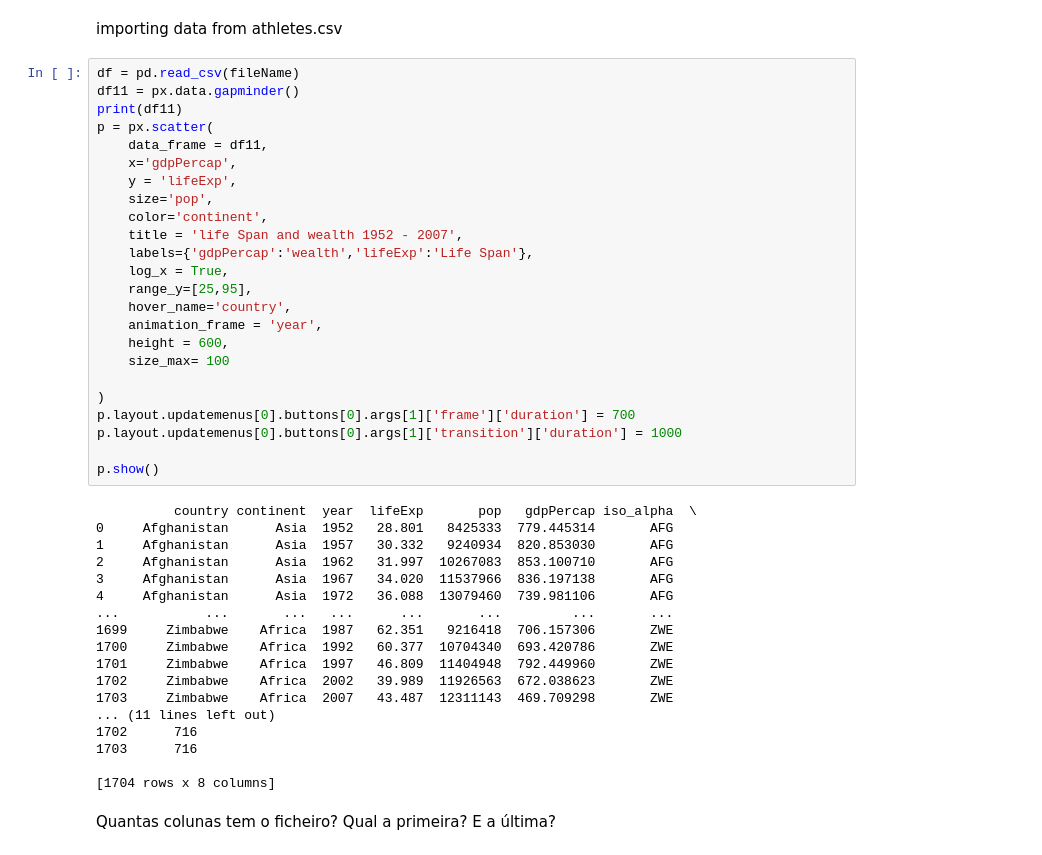
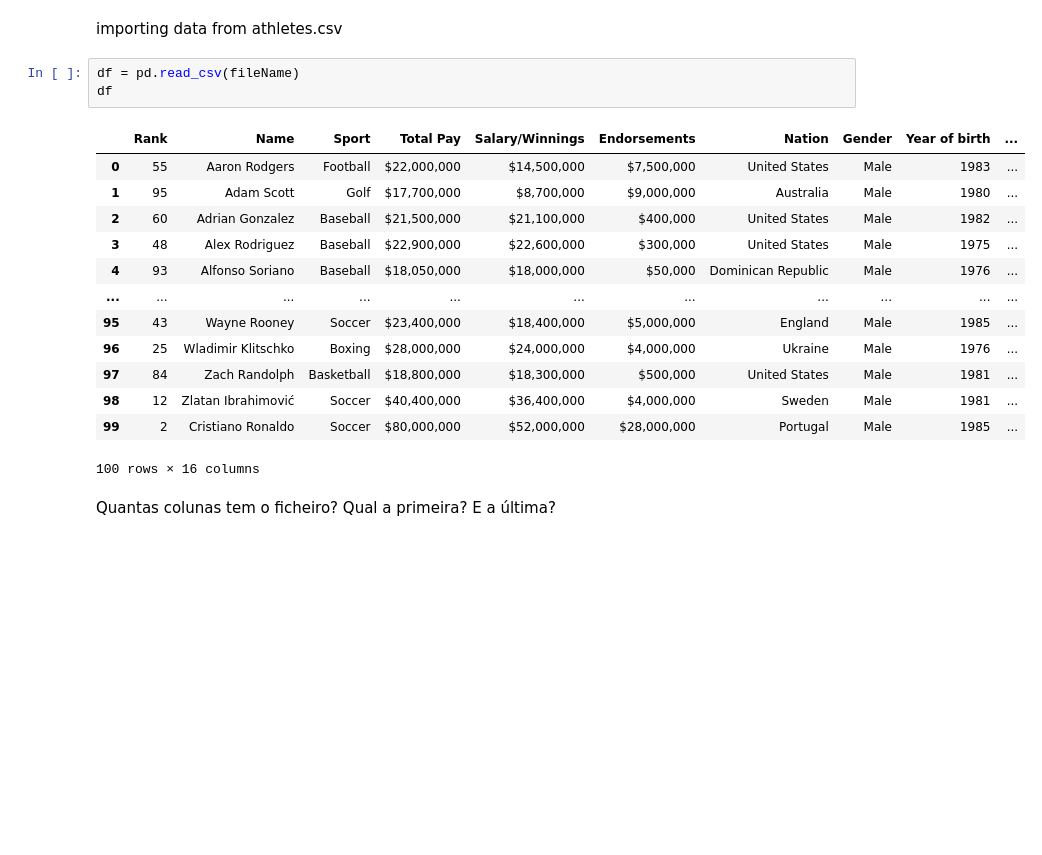
Before and after one commit to Mohaamedl/Poo-Python, a Jupyter notebook: Guiao6/athletes.ipynb, the cells around one changed output. Drawn from its saved outputs; the diff is of its cells as text; blank space fills up the shorter version.

```diff
--- a/Guiao6/athletes.ipynb
+++ b/Guiao6/athletes.ipynb
@@ -8,48 +8,23 @@ import plotly.express as px
 fileName = 'Athletes.csv'
 # %% [markdown]
 importing data from athletes.csv
-# %%
-df = pd.read_csv(fileName)
-df11 = px.data.gapminder()
-print(df11)
-p = px.scatter(
-    data_frame = df11,
-    x='gdpPercap',
-    y = 'lifeExp',
-    size='pop',
-    color='continent',
-    title = 'life Span and wealth 1952 - 2007',
-    labels={'gdpPercap':'wealth','lifeExp':'Life Span'},
-    log_x = True,
-    range_y=[25,95],
-    hover_name='country',
-    animation_frame = 'year',
-    height = 600,
-    size_max= 100
-
-)
-p.layout.updatemenus[0].buttons[0].args[1]['frame']['duration'] = 700
-p.layout.updatemenus[0].buttons[0].args[1]['transition']['duration'] = 1000
-
-p.show()
-# %% [output]
-          country continent  year  lifeExp       pop   gdpPercap iso_alpha  \
-0     Afghanistan      Asia  1952   28.801   8425333  779.445314       AFG
-1     Afghanistan      Asia  1957   30.332   9240934  820.853030       AFG
-2     Afghanistan      Asia  1962   31.997  10267083  853.100710       AFG
-3     Afghanistan      Asia  1967   34.020  11537966  836.197138       AFG
-4     Afghanistan      Asia  1972   36.088  13079460  739.981106       AFG
-...           ...       ...   ...      ...       ...         ...       ...
-1699     Zimbabwe    Africa  1987   62.351   9216418  706.157306       ZWE
-1700     Zimbabwe    Africa  1992   60.377  10704340  693.420786       ZWE
-1701     Zimbabwe    Africa  1997   46.809  11404948  792.449960       ZWE
-1702     Zimbabwe    Africa  2002   39.989  11926563  672.038623       ZWE
-1703     Zimbabwe    Africa  2007   43.487  12311143  469.709298       ZWE
-... (11 lines left out)
-1702      716
-1703      716
-
-[1704 rows x 8 columns]
+# %%
+df = pd.read_csv(fileName)
+df
+# %% [output]
+|  | Rank | Name | Sport | Total Pay | Salary/Winnings | Endorsements | Nation | Gender | Year of birth | ... |
+| 0 | 55 | Aaron Rodgers | Football | $22,000,000 | $14,500,000 | $7,500,000 | United States | Male | 1983 | ... |
+| 1 | 95 | Adam Scott | Golf | $17,700,000 | $8,700,000 | $9,000,000 | Australia | Male | 1980 | ... |
+| 2 | 60 | Adrian Gonzalez | Baseball | $21,500,000 | $21,100,000 | $400,000 | United States | Male | 1982 | ... |
+| 3 | 48 | Alex Rodriguez | Baseball | $22,900,000 | $22,600,000 | $300,000 | United States | Male | 1975 | ... |
+| 4 | 93 | Alfonso Soriano | Baseball | $18,050,000 | $18,000,000 | $50,000 | Dominican Republic | Male | 1976 | ... |
+| ... | ... | ... | ... | ... | ... | ... | ... | ... | ... | ... |
+| 95 | 43 | Wayne Rooney | Soccer | $23,400,000 | $18,400,000 | $5,000,000 | England | Male | 1985 | ... |
+| 96 | 25 | Wladimir Klitschko | Boxing | $28,000,000 | $24,000,000 | $4,000,000 | Ukraine | Male | 1976 | ... |
+| 97 | 84 | Zach Randolph | Basketball | $18,800,000 | $18,300,000 | $500,000 | United States | Male | 1981 | ... |
+| 98 | 12 | Zlatan Ibrahimović | Soccer | $40,400,000 | $36,400,000 | $4,000,000 | Sweden | Male | 1981 | ... |
+| 99 | 2 | Cristiano Ronaldo | Soccer | $80,000,000 | $52,000,000 | $28,000,000 | Portugal | Male | 1985 | ... |
+100 rows × 16 columns
 # %% [markdown]
 Quantas colunas tem o ficheiro? Qual a primeira? E a última?
 # %%
```
Also changed, not shown: parts of 6 cells of this notebook, 26 other files.
